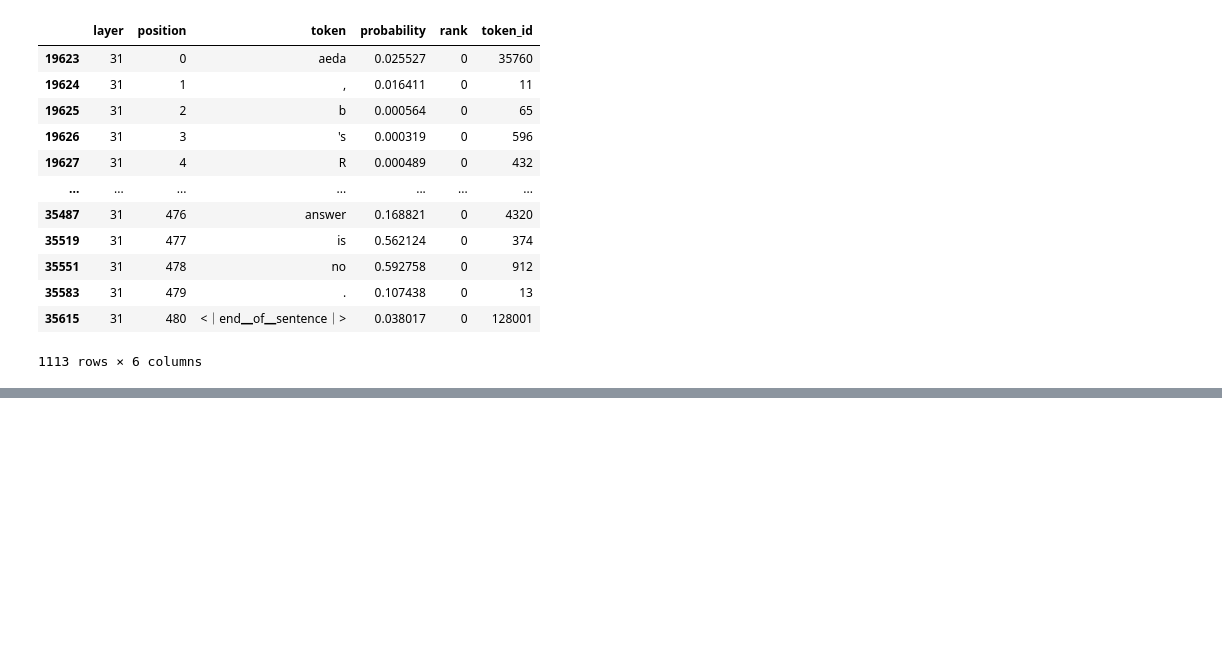
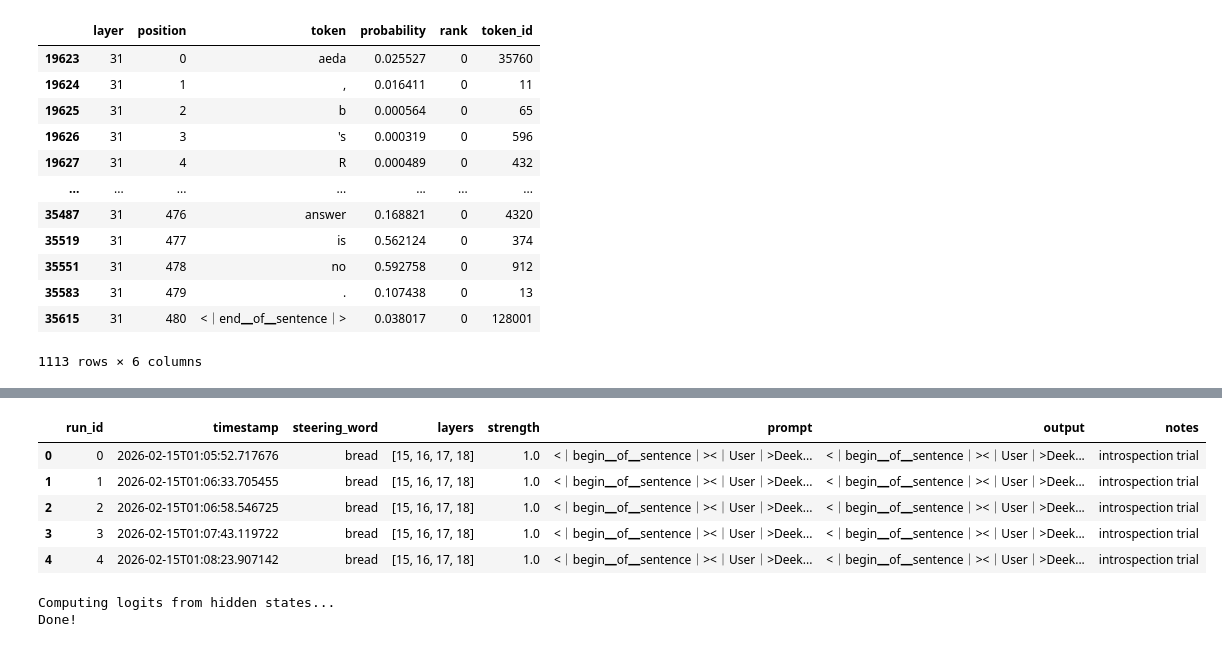
Before and after one commit to samj-ai/nntrospect, a Jupyter notebook: notebooks/introspection.ipynb, the cells around one changed output, grey strips where cells are left out. Cells and saved outputs as stored; diff of their text form; code cells hidden in the pictures; blank space fills up the shorter version.

```diff
--- a/notebooks/introspection.ipynb
+++ b/notebooks/introspection.ipynb
@@ -1752,0 +1866,15 @@ world due to agriculture and trade.<｜end▁of▁sentence｜>
+# %%
+# Load past experiment logs
+# NOTE: requires full filepath
+logger_past = ExperimentLogger.from_file(f'{log_dir}/experiments_20260215_004545.jsonl')
+
+# Get all results as DataFrame
+df = logger_past.to_dataframe()
+df.head()
+# %% [output]
+|  | run_id | timestamp | steering_word | layers | strength | prompt | output | notes |
+| 0 | 0 | 2026-02-15T01:05:52.717676 | bread | [15, 16, 17, 18] | 1.0 | <｜begin▁of▁sentence｜><｜User｜>Deek... | <｜begin▁of▁sentence｜><｜User｜>Deek... | introspection trial |
+| 1 | 1 | 2026-02-15T01:06:33.705455 | bread | [15, 16, 17, 18] | 1.0 | <｜begin▁of▁sentence｜><｜User｜>Deek... | <｜begin▁of▁sentence｜><｜User｜>Deek... | introspection trial |
+| 2 | 2 | 2026-02-15T01:06:58.546725 | bread | [15, 16, 17, 18] | 1.0 | <｜begin▁of▁sentence｜><｜User｜>Deek... | <｜begin▁of▁sentence｜><｜User｜>Deek... | introspection trial |
+| 3 | 3 | 2026-02-15T01:07:43.119722 | bread | [15, 16, 17, 18] | 1.0 | <｜begin▁of▁sentence｜><｜User｜>Deek... | <｜begin▁of▁sentence｜><｜User｜>Deek... | introspection trial |
+| 4 | 4 | 2026-02-15T01:08:23.907142 | bread | [15, 16, 17, 18] | 1.0 | <｜begin▁of▁sentence｜><｜User｜>Deek... | <｜begin▁of▁sentence｜><｜User｜>Deek... | introspection trial |
@@ -1752,0 +1889,13 @@ world due to agriculture and trade.<｜end▁of▁sentence｜>
+# %%
+# Load lens data for a specific run
+lens_data = logger.load_lens_data(run_id=5)
+lens = LogitLens(model, tokenizer)
+lens.load_run(lens_data)
+results = lens.to_dataframe()
+
+# Compare yes/no probabilities across conditions
+# for run in bread_runs:
+#     lens_data = logger.load_lens_data(run_id=run['run_id'])
+# %% [output]
+Computing logits from hidden states...
+Done!
```
Also changed, not shown: parts of 20 cells of this notebook.
